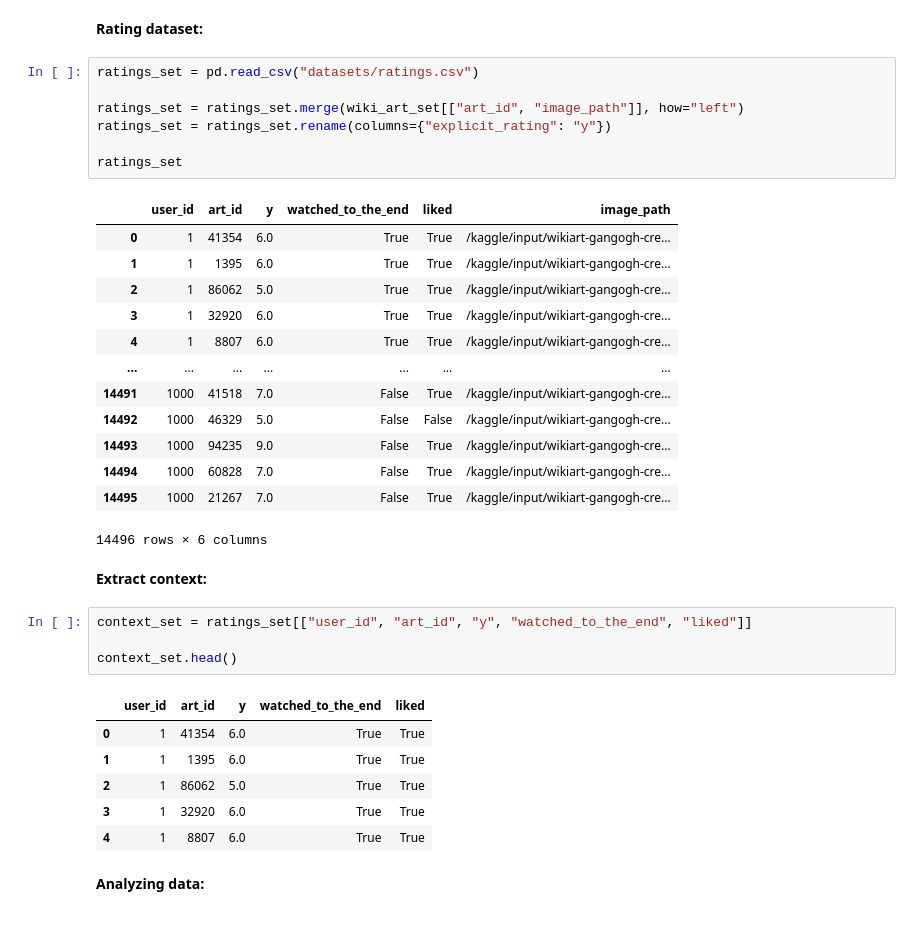
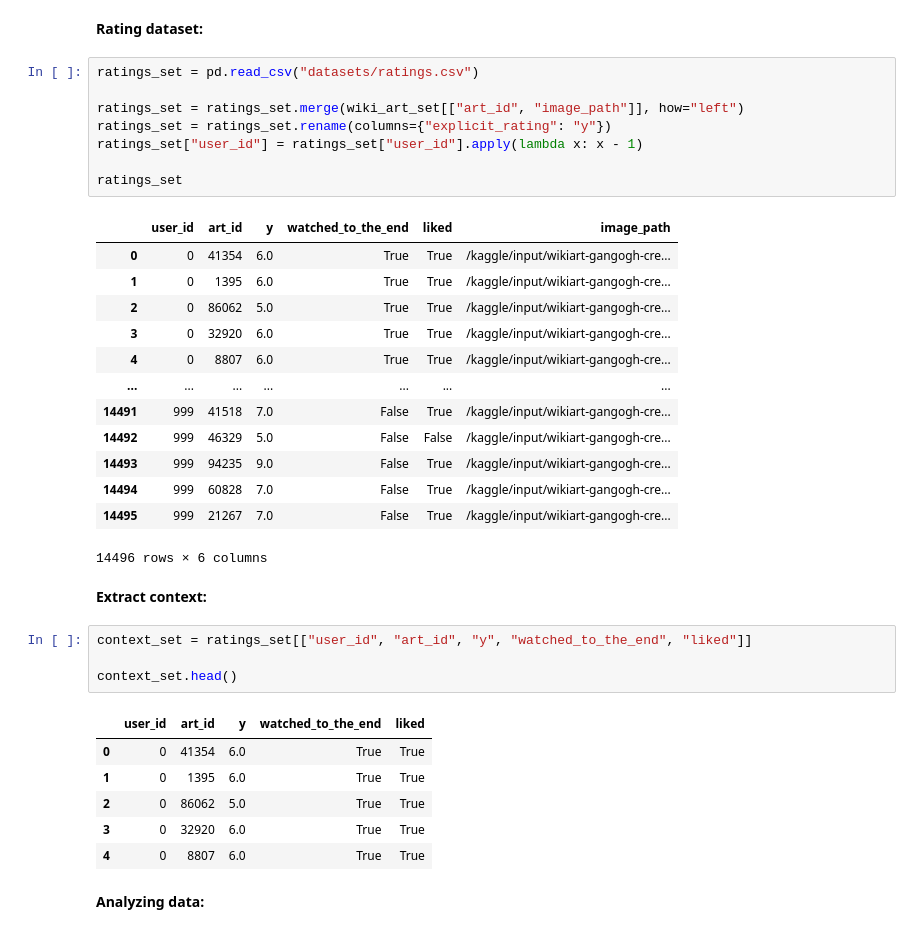
Before and after one commit to AndrewKuliahin96/ArtsRecommender, a Jupyter notebook: arts_recommender.ipynb, the cells around one changed output. Drawn from its saved outputs; the diff is of its cells as text.

```diff
--- a/arts_recommender.ipynb
+++ b/arts_recommender.ipynb
@@ -74,23 +75,24 @@ users_set
 # %%
 ratings_set = pd.read_csv("datasets/ratings.csv")
 
 ratings_set = ratings_set.merge(wiki_art_set[["art_id", "image_path"]], how="left")
 ratings_set = ratings_set.rename(columns={"explicit_rating": "y"})
+ratings_set["user_id"] = ratings_set["user_id"].apply(lambda x: x - 1)
 
 ratings_set
 # %% [output]
 |  | user_id | art_id | y | watched_to_the_end | liked | image_path |
-| 0 | 1 | 41354 | 6.0 | True | True | /kaggle/input/wikiart-gangogh-cre... |
-| 1 | 1 | 1395 | 6.0 | True | True | /kaggle/input/wikiart-gangogh-cre... |
-| 2 | 1 | 86062 | 5.0 | True | True | /kaggle/input/wikiart-gangogh-cre... |
-| 3 | 1 | 32920 | 6.0 | True | True | /kaggle/input/wikiart-gangogh-cre... |
-| 4 | 1 | 8807 | 6.0 | True | True | /kaggle/input/wikiart-gangogh-cre... |
+| 0 | 0 | 41354 | 6.0 | True | True | /kaggle/input/wikiart-gangogh-cre... |
+| 1 | 0 | 1395 | 6.0 | True | True | /kaggle/input/wikiart-gangogh-cre... |
+| 2 | 0 | 86062 | 5.0 | True | True | /kaggle/input/wikiart-gangogh-cre... |
+| 3 | 0 | 32920 | 6.0 | True | True | /kaggle/input/wikiart-gangogh-cre... |
+| 4 | 0 | 8807 | 6.0 | True | True | /kaggle/input/wikiart-gangogh-cre... |
 | ... | ... | ... | ... | ... | ... | ... |
-| 14491 | 1000 | 41518 | 7.0 | False | True | /kaggle/input/wikiart-gangogh-cre... |
-| 14492 | 1000 | 46329 | 5.0 | False | False | /kaggle/input/wikiart-gangogh-cre... |
-| 14493 | 1000 | 94235 | 9.0 | False | True | /kaggle/input/wikiart-gangogh-cre... |
-| 14494 | 1000 | 60828 | 7.0 | False | True | /kaggle/input/wikiart-gangogh-cre... |
-| 14495 | 1000 | 21267 | 7.0 | False | True | /kaggle/input/wikiart-gangogh-cre... |
+| 14491 | 999 | 41518 | 7.0 | False | True | /kaggle/input/wikiart-gangogh-cre... |
+| 14492 | 999 | 46329 | 5.0 | False | False | /kaggle/input/wikiart-gangogh-cre... |
+| 14493 | 999 | 94235 | 9.0 | False | True | /kaggle/input/wikiart-gangogh-cre... |
+| 14494 | 999 | 60828 | 7.0 | False | True | /kaggle/input/wikiart-gangogh-cre... |
+| 14495 | 999 | 21267 | 7.0 | False | True | /kaggle/input/wikiart-gangogh-cre... |
 14496 rows × 6 columns
 # %% [markdown]
 **Extract context:**
@@ -100,11 +102,11 @@ context_set = ratings_set[["user_id", "art_id", "y", "watched_to_the_end", "like
 context_set.head()
 # %% [output]
 |  | user_id | art_id | y | watched_to_the_end | liked |
-| 0 | 1 | 41354 | 6.0 | True | True |
-| 1 | 1 | 1395 | 6.0 | True | True |
-| 2 | 1 | 86062 | 5.0 | True | True |
-| 3 | 1 | 32920 | 6.0 | True | True |
-| 4 | 1 | 8807 | 6.0 | True | True |
+| 0 | 0 | 41354 | 6.0 | True | True |
+| 1 | 0 | 1395 | 6.0 | True | True |
+| 2 | 0 | 86062 | 5.0 | True | True |
+| 3 | 0 | 32920 | 6.0 | True | True |
+| 4 | 0 | 8807 | 6.0 | True | True |
 # %% [markdown]
 **Analyzing data:**
 # %%
```
Also changed, not shown: parts of 41 cells of this notebook.
